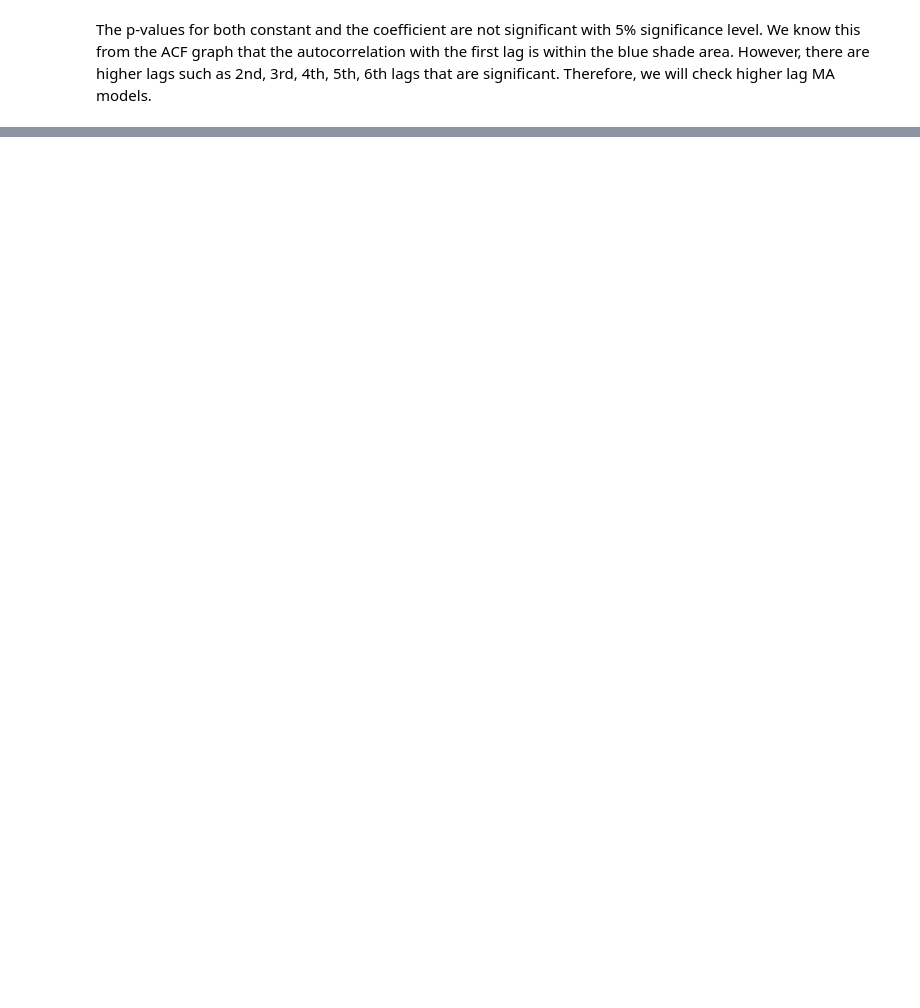
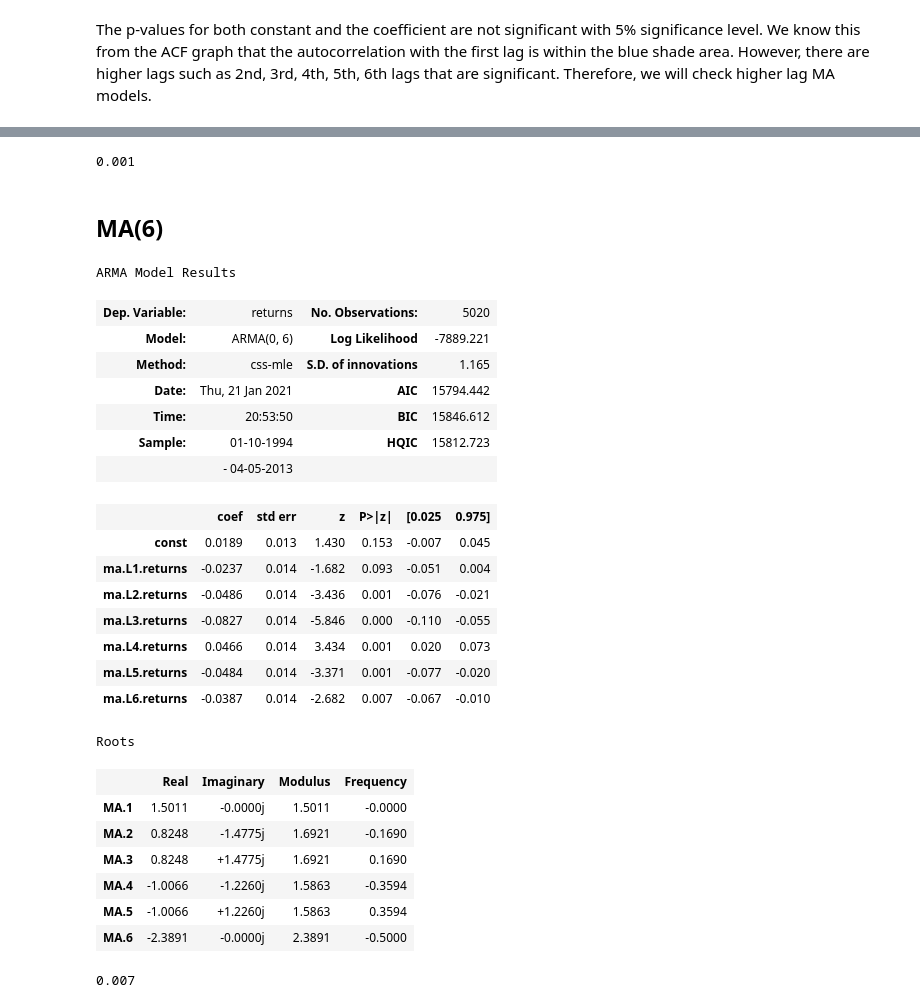
Before and after one commit to mkang32/snp500-analysis, a Jupyter notebook: notebooks/4.the_MA_model.ipynb, the cells around one changed output, grey strips where cells are left out. Drawn from its saved outputs; the diff is of its cells as text; code cells hidden in the pictures; blank space fills up the shorter version.

```diff
--- a/notebooks/4.the_MA_model.ipynb
+++ b/notebooks/4.the_MA_model.ipynb
@@ -78,0 +225,39 @@ The p-values for both constant and the coefficient are not significant with 5% s
+# %%
+LLR_test(model_ret_ma_4, model_ret_ma_5, DF=1)
+# %% [output]
+0.001
+# %% [markdown]
+## MA(6)
+# %%
+model_ret_ma_6 = ARMA(df.returns[1:], order=(0, 6))
+results_ret_ma_6 = model_ret_ma_6.fit()
+results_ret_ma_6.summary()
+# %% [output]
+ARMA Model Results
+| Dep. Variable: | returns | No. Observations: | 5020 |
+| Model: | ARMA(0, 6) | Log Likelihood | -7889.221 |
+| Method: | css-mle | S.D. of innovations | 1.165 |
+| Date: | Thu, 21 Jan 2021 | AIC | 15794.442 |
+| Time: | 20:53:50 | BIC | 15846.612 |
+| Sample: | 01-10-1994 | HQIC | 15812.723 |
+|  | - 04-05-2013 |  |  |
+|  | coef | std err | z | P>|z| | [0.025 | 0.975] |
+| const | 0.0189 | 0.013 | 1.430 | 0.153 | -0.007 | 0.045 |
+| ma.L1.returns | -0.0237 | 0.014 | -1.682 | 0.093 | -0.051 | 0.004 |
+| ma.L2.returns | -0.0486 | 0.014 | -3.436 | 0.001 | -0.076 | -0.021 |
+| ma.L3.returns | -0.0827 | 0.014 | -5.846 | 0.000 | -0.110 | -0.055 |
+| ma.L4.returns | 0.0466 | 0.014 | 3.434 | 0.001 | 0.020 | 0.073 |
+| ma.L5.returns | -0.0484 | 0.014 | -3.371 | 0.001 | -0.077 | -0.020 |
+| ma.L6.returns | -0.0387 | 0.014 | -2.682 | 0.007 | -0.067 | -0.010 |
+Roots
+|  | Real | Imaginary | Modulus | Frequency |
+| MA.1 | 1.5011 | -0.0000j | 1.5011 | -0.0000 |
+| MA.2 | 0.8248 | -1.4775j | 1.6921 | -0.1690 |
+| MA.3 | 0.8248 | +1.4775j | 1.6921 | 0.1690 |
+| MA.4 | -1.0066 | -1.2260j | 1.5863 | -0.3594 |
+| MA.5 | -1.0066 | +1.2260j | 1.5863 | 0.3594 |
+| MA.6 | -2.3891 | -0.0000j | 2.3891 | -0.5000 |
+# %%
+LLR_test(model_ret_ma_5, model_ret_ma_6, DF=1)
+# %% [output]
+0.007
```
Also changed, not shown: parts of 27 cells of this notebook.
